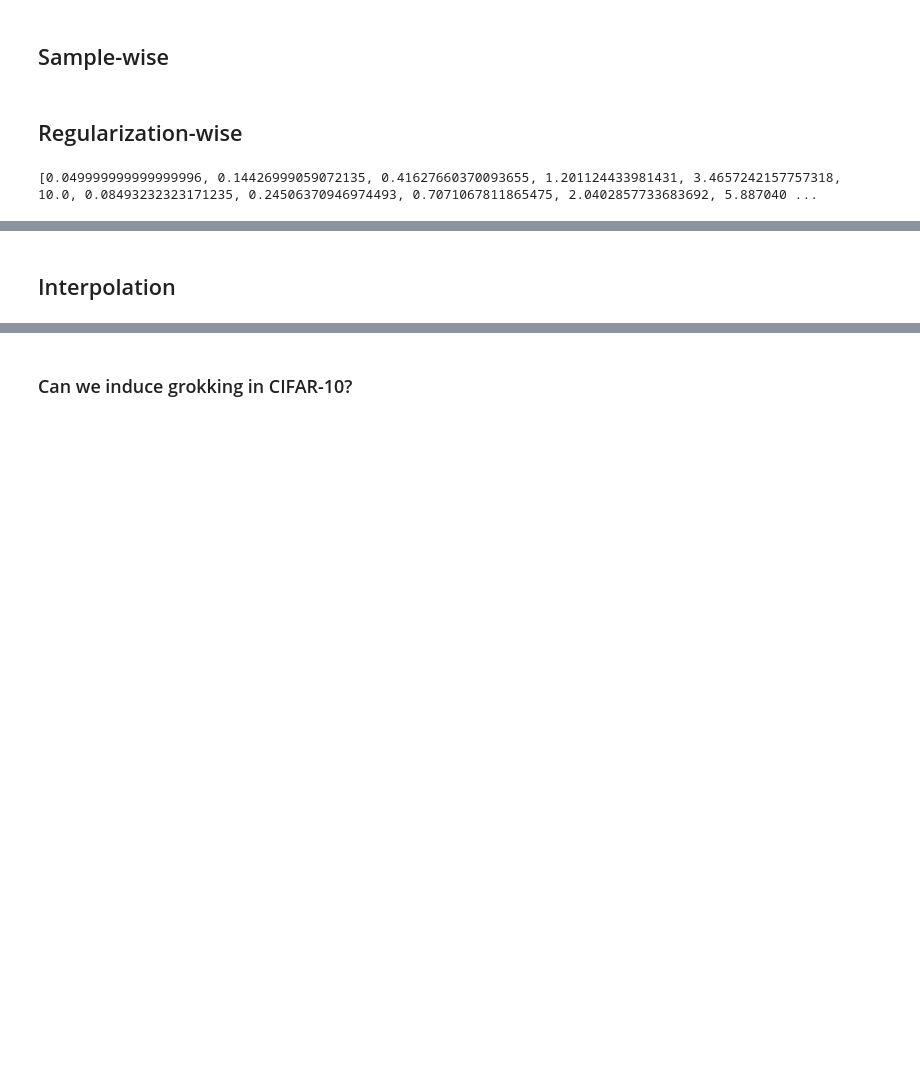
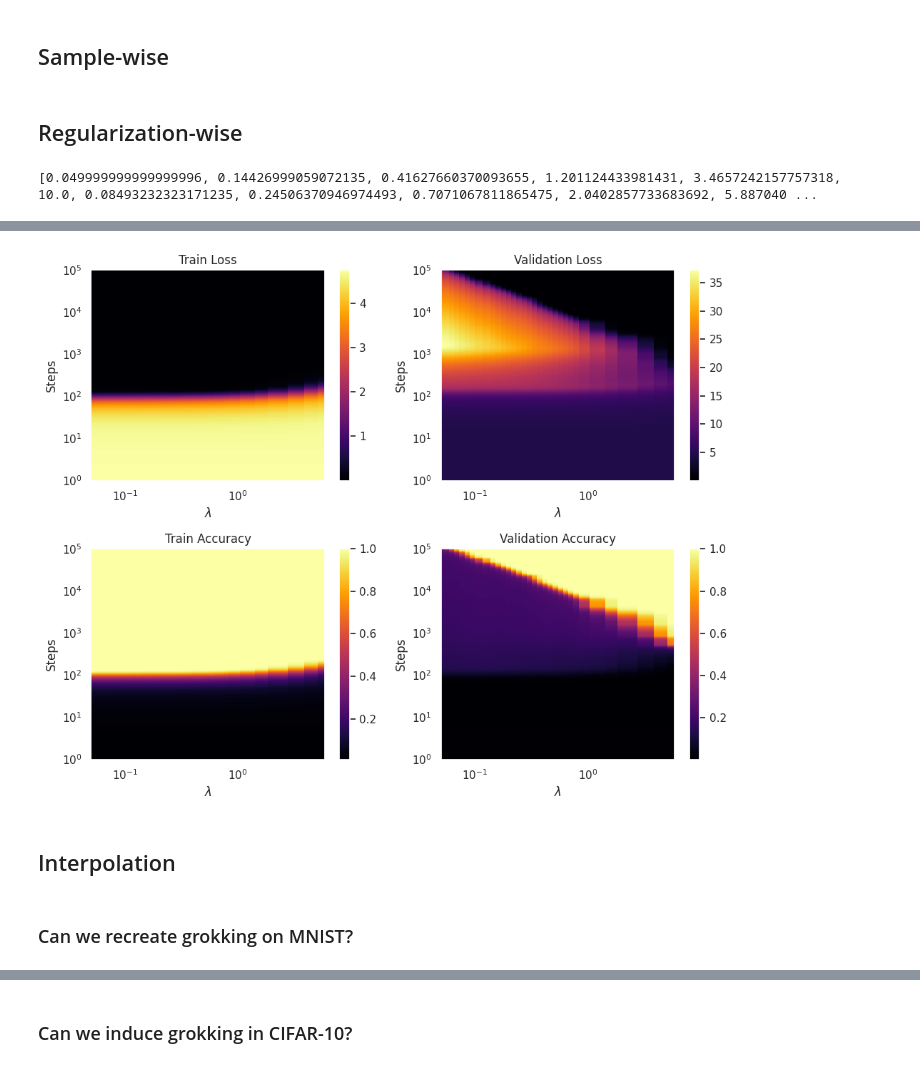
Before and after one commit to jqhoogland/pattern-learning, a Jupyter notebook: unifying/unifying.ipynb, the cells around one changed output, grey strips where cells are left out. Saved outputs shown, nothing was run; the diff lists cells and outputs as text; code cells hidden in the pictures; blank space fills up the shorter version.

```diff
--- a/unifying/unifying.ipynb
+++ b/unifying/unifying.ipynb
@@ -194,2 +416,61 @@ print(json.dumps(wds))
+# %%
+import numpy as np
+import matplotlib.pyplot as plt
+import seaborn as sns
+from matplotlib.colors import LogNorm
+from scipy.ndimage import gaussian_filter
+
+def plot(smooth=True, log_loss=True, cmap="inferno", titles: Optional[dict]=None):
+    # Set up the subplot
+    fig, axes = plt.subplots(nrows=2, ncols=2, figsize=(10, 8))
+
+    wds = reg_sweep_history["weight_decay"].unique()
+    # Loop through each column and plot the heatmap
+    for i, column in enumerate(columns):
+        row = i // 2
+        col = i % 2
+        ax = axes[row][col]
+
+        # Create a meshgrid for the x and y edges
+        X, Y = np.meshgrid(wds, pivot_table[column].index)
+
+        # Apply a Gaussian filter
+
+        data = pivot_table[column].values
+
+        if smooth:
+            data = gaussian_filter(pivot_table[column].values, sigma=1)
+
+        if "loss" in column and log_loss:
+            mesh = ax.pcolormesh(X, Y, data, cmap=cmap, norm=LogNorm())
+        else:
+            mesh = ax.pcolormesh(X, Y, data, cmap=cmap)
+
+        title = titles.get(column, column) if titles else column
+        ax.set_title(title)
+        ax.set_xlabel("$\\lambda$")
+        ax.set_ylabel("Steps")
+        ax.set_yscale('log')
+        ax.set_xscale('log')
+        ax.set_ylim(reg_sweep_history._step.max(), reg_sweep_history._step.min())
+        ax.set_yticks([1, 10, 100, 1000, 10000, 100000])
+        ax.set_xlim(wds[0], wds[-1])
+        ax.invert_yaxis()
+
+        # Add a colorbar to each subplot
+        fig.colorbar(mesh, ax=ax)
+
+    # Adjust the layout of the subplots
+    fig.tight_layout()
+
+
+plot(smooth=True, log_loss=False, titles = {
+    "train/loss": "Train Loss",
+    "test/loss": "Validation Loss",
+    "train/acc": "Train Accuracy",
+    "test/acc": "Validation Accuracy"
+})
+# %% [output]
+[figure, added]
 # %% [markdown]
 ## Interpolation
@@ -195,0 +557,2 @@ print(json.dumps(wds))
+# %% [markdown]
+### Can we recreate grokking on MNIST?
```
Also changed, not shown: parts of 15 cells of this notebook, 5 other files.
